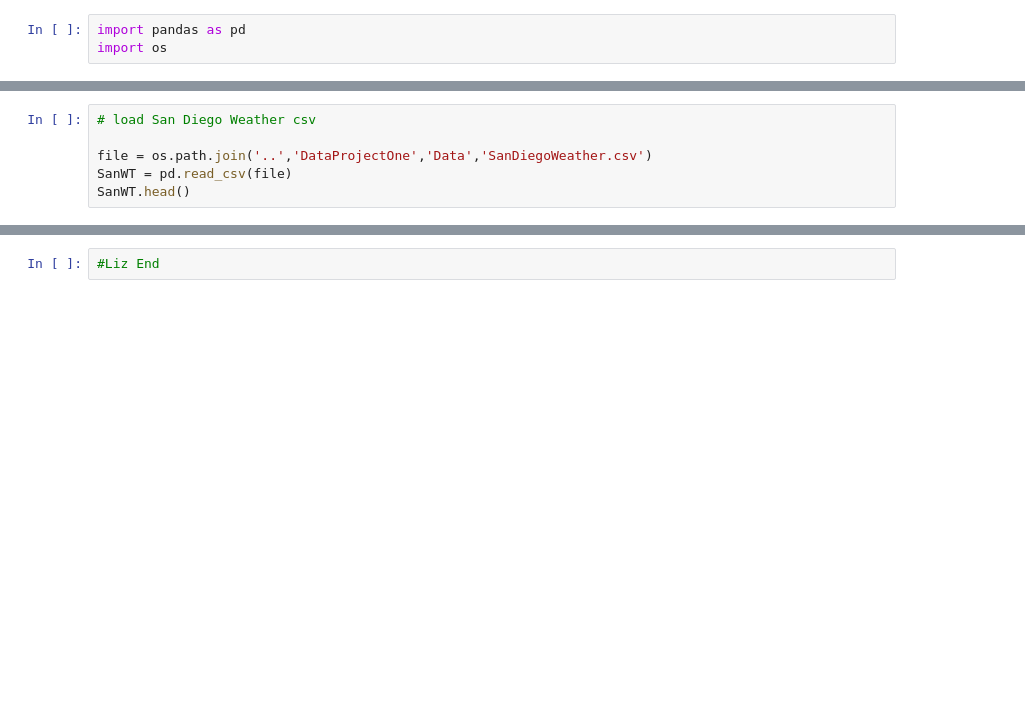
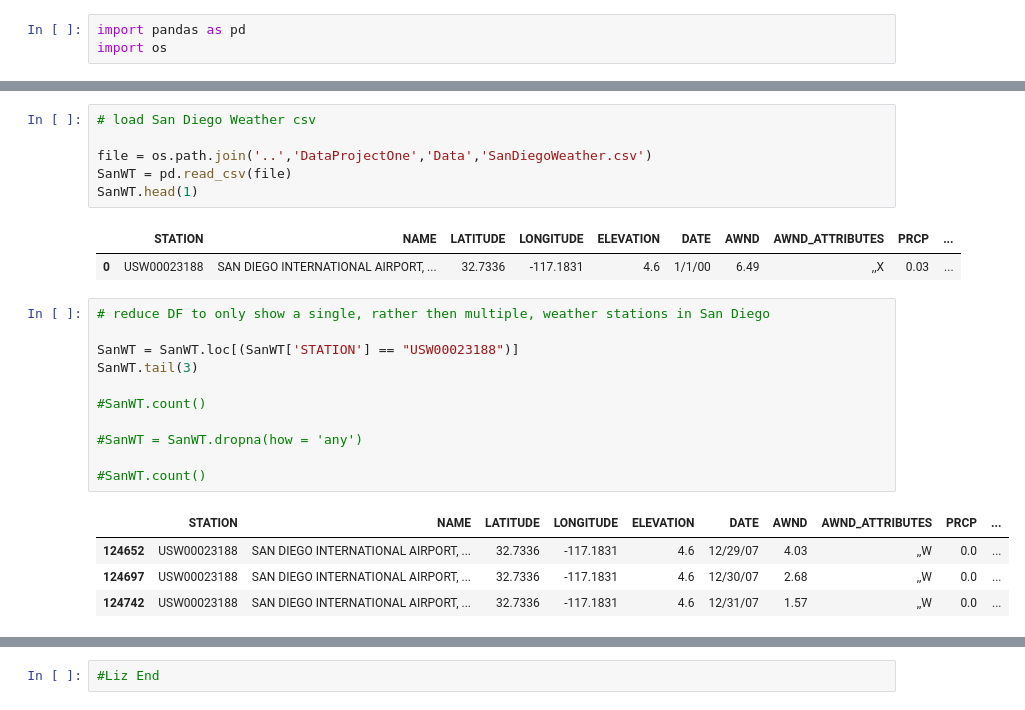
Before and after one commit to anikajohnson/DataProjectOne, a Jupyter notebook: DataProjectOne.ipynb, the cells around one changed output, grey strips where cells are left out. Drawn from its saved outputs; the diff is of its cells as text; blank space fills up the shorter version.

```diff
--- a/DataProjectOne.ipynb
+++ b/DataProjectOne.ipynb
@@ -35,4 +56,23 @@ TuoPalm.head()
 
 file = os.path.join('..','DataProjectOne','Data','SanDiegoWeather.csv')
 SanWT = pd.read_csv(file)
-SanWT.head()
+SanWT.head(1)
+# %% [output]
+|  | STATION | NAME | LATITUDE | LONGITUDE | ELEVATION | DATE | AWND | AWND_ATTRIBUTES | PRCP | ... |
+| 0 | USW00023188 | SAN DIEGO INTERNATIONAL AIRPORT, ... | 32.7336 | -117.1831 | 4.6 | 1/1/00 | 6.49 | ,,X | 0.03 | ... |
+# %%
+# reduce DF to only show a single, rather then multiple, weather stations in San Diego
+
+SanWT = SanWT.loc[(SanWT['STATION'] == "USW00023188")]
+SanWT.tail(3)
+
+#SanWT.count()
+
+#SanWT = SanWT.dropna(how = 'any')
+
+#SanWT.count()
+# %% [output]
+|  | STATION | NAME | LATITUDE | LONGITUDE | ELEVATION | DATE | AWND | AWND_ATTRIBUTES | PRCP | ... |
+| 124652 | USW00023188 | SAN DIEGO INTERNATIONAL AIRPORT, ... | 32.7336 | -117.1831 | 4.6 | 12/29/07 | 4.03 | ,,W | 0.0 | ... |
+| 124697 | USW00023188 | SAN DIEGO INTERNATIONAL AIRPORT, ... | 32.7336 | -117.1831 | 4.6 | 12/30/07 | 2.68 | ,,W | 0.0 | ... |
+| 124742 | USW00023188 | SAN DIEGO INTERNATIONAL AIRPORT, ... | 32.7336 | -117.1831 | 4.6 | 12/31/07 | 1.57 | ,,W | 0.0 | ... |
```
Also changed, not shown: parts of 10 cells of this notebook.
